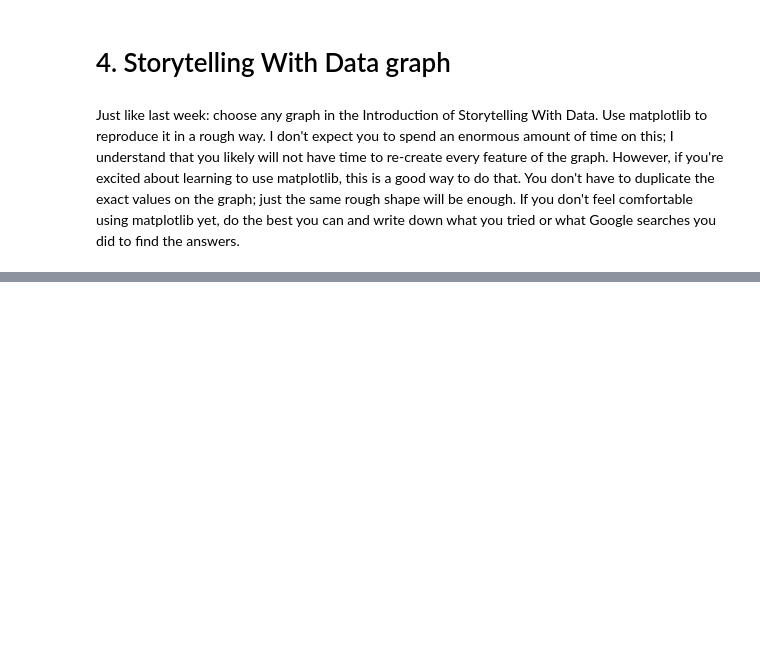
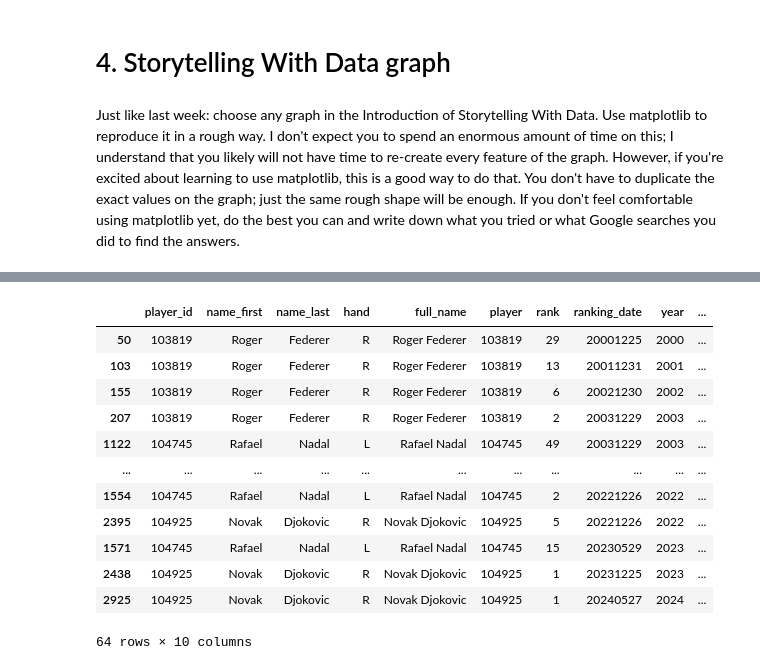
Before and after one commit to jtvon/2025-spring-B2, a Jupyter notebook: OMDS-ModB2-Week02-vonSeggern-John.ipynb, the cells around one changed output, grey strips where cells are left out. Saved outputs shown, nothing was run; the diff lists cells and outputs as text; code cells hidden in the pictures; blank space fills up the shorter version.

```diff
--- a/OMDS-ModB2-Week02-vonSeggern-John.ipynb
+++ b/OMDS-ModB2-Week02-vonSeggern-John.ipynb
@@ -263,0 +358,23 @@ Just like last week: choose any graph in the Introduction of Storytelling With D
+# %%
+# grab the yearend rank of the player
+df_players_ranking['year'] = df_players_ranking['ranking_date'].astype(str).str[:4]
+df_players_ranking['year'] = df_players_ranking['year'].astype(int)
+df_players_ranking['yearend_date'] = df_players_ranking.groupby(['player', 'year'])['ranking_date'].transform('max')
+df_players_ranking = df_players_ranking[df_players_ranking['ranking_date'] == df_players_ranking['yearend_date']]
+df_players_ranking = df_players_ranking.drop_duplicates(subset=['player', 'year']).sort_values(by=['year'])
+
+df_players_ranking
+# %% [output]
+|  | player_id | name_first | name_last | hand | full_name | player | rank | ranking_date | year | ... |
+| 50 | 103819 | Roger | Federer | R | Roger Federer | 103819 | 29 | 20001225 | 2000 | ... |
+| 103 | 103819 | Roger | Federer | R | Roger Federer | 103819 | 13 | 20011231 | 2001 | ... |
+| 155 | 103819 | Roger | Federer | R | Roger Federer | 103819 | 6 | 20021230 | 2002 | ... |
+| 207 | 103819 | Roger | Federer | R | Roger Federer | 103819 | 2 | 20031229 | 2003 | ... |
+| 1122 | 104745 | Rafael | Nadal | L | Rafael Nadal | 104745 | 49 | 20031229 | 2003 | ... |
+| ... | ... | ... | ... | ... | ... | ... | ... | ... | ... | ... |
+| 1554 | 104745 | Rafael | Nadal | L | Rafael Nadal | 104745 | 2 | 20221226 | 2022 | ... |
+| 2395 | 104925 | Novak | Djokovic | R | Novak Djokovic | 104925 | 5 | 20221226 | 2022 | ... |
+| 1571 | 104745 | Rafael | Nadal | L | Rafael Nadal | 104745 | 15 | 20230529 | 2023 | ... |
+| 2438 | 104925 | Novak | Djokovic | R | Novak Djokovic | 104925 | 1 | 20231225 | 2023 | ... |
+| 2925 | 104925 | Novak | Djokovic | R | Novak Djokovic | 104925 | 1 | 20240527 | 2024 | ... |
+64 rows × 10 columns
```
Also changed, not shown: parts of 12 cells of this notebook.
